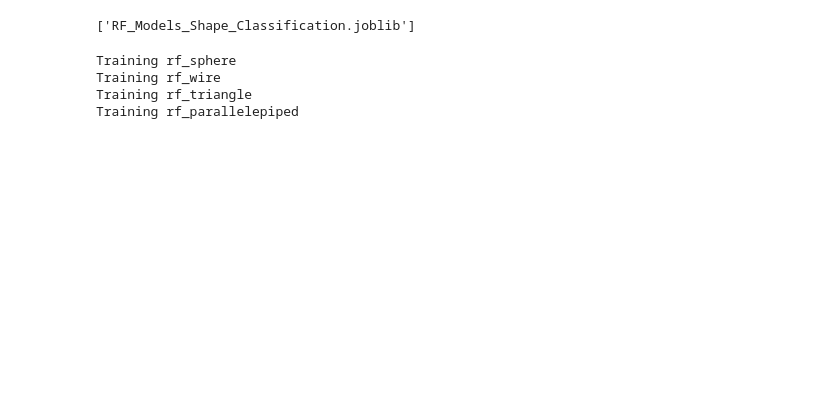
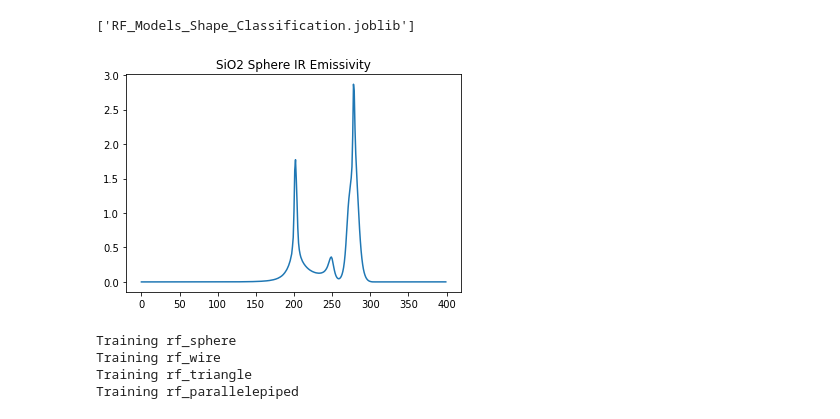
Before and after one commit to chloechsu/nanoparticle, a Jupyter notebook: src/RF_Model.ipynb, the cells around one changed output. Saved outputs shown, nothing was run; the diff lists cells and outputs as text; code cells hidden in the pictures; blank space fills up the shorter version.

```diff
--- a/src/RF_Model.ipynb
+++ b/src/RF_Model.ipynb
@@ -158,6 +250,13 @@ joblib.dump([["RF Model SiO2", rf_SiO2], ["RF Model SiO2",rf_SiN], ["RF Model Si
            "RF_Models_Shape_Classification.joblib")
 # %% [output]
 ['RF_Models_Shape_Classification.joblib']
+# %%
+plt.plot(spectra_train[18])
+plt.title("SiO2 Sphere IR Emissivity")
+plt.savefig("SiO2 Sphere IR Emissivity" + '.png', format='png')
+plt.show()
+# %% [output]
+[figure, added]
 # %%
 shape_classificaion_shapes = ['Geometry_sphere', 'Geometry_wire', 'Geometry_TriangPrismIsosc', 'Geometry_parallelepiped']
 Binary_Classification = shape_classification_binary(spectra_train, labels_train, spectra_test, labels_test, 50, shape_classificaion_shapes)
```
Also changed, not shown: parts of 28 cells of this notebook.
